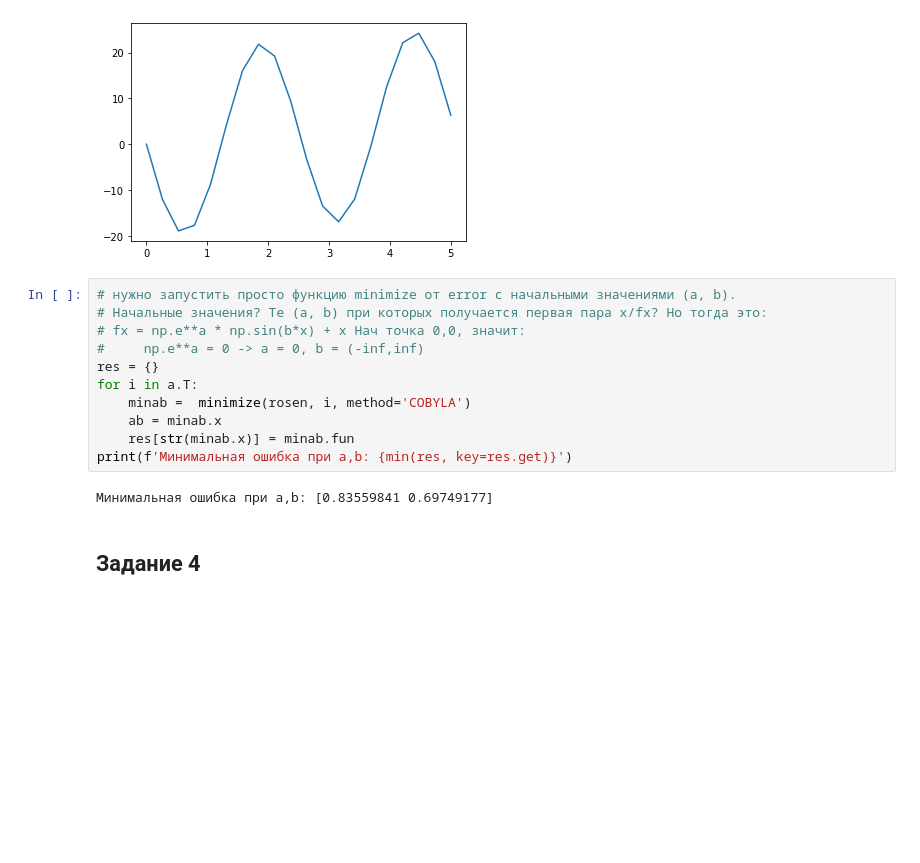
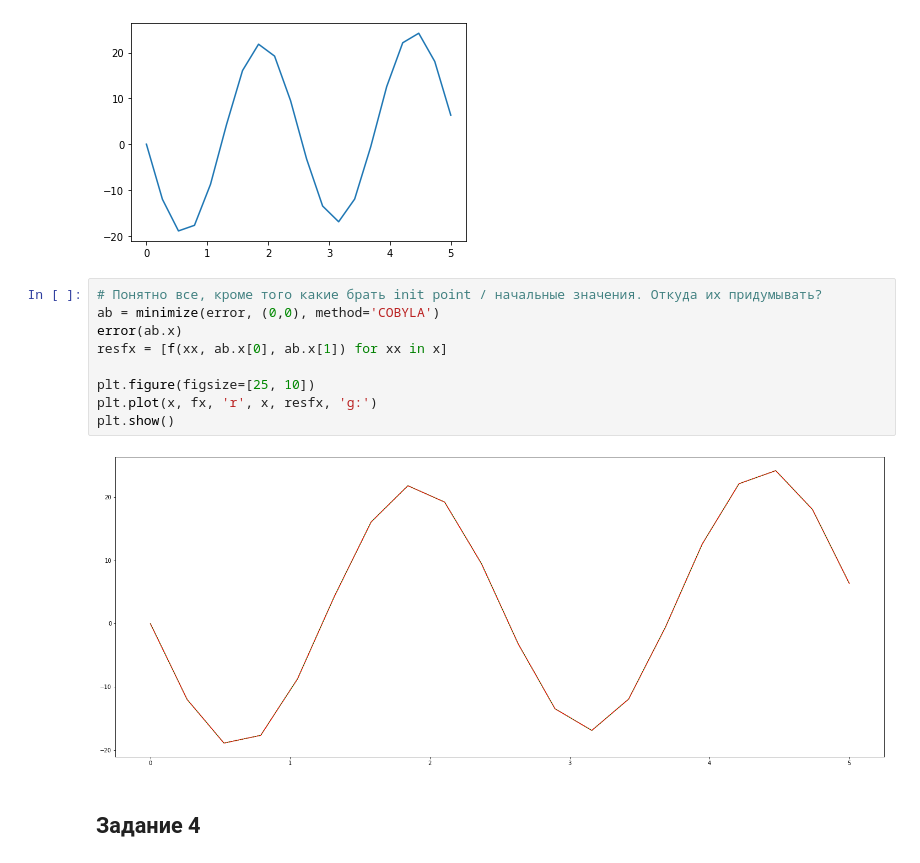
Before and after one commit to AnnInDark/MDS, a Jupyter notebook: HW_X.ipynb, the cells around one changed output. Cells and saved outputs as stored; diff of their text form; blank space fills up the shorter version.

```diff
--- a/HW_X.ipynb
+++ b/HW_X.ipynb
@@ -113,19 +113,17 @@ plt.plot(x, fx)
 plt.show()
 # %% [output]
 [figure]
-# %%
-# нужно запустить просто функцию minimize от error с начальными значениями (a, b).
-# Начальные значения? Те (a, b) при которых получается первая пара x/fx? Но тогда это:
-# fx = np.e**a * np.sin(b*x) + x Нач точка 0,0, значит:
-#     np.e**a = 0 -> a = 0, b = (-inf,inf)
-res = {}
-for i in a.T:
-    minab =  minimize(rosen, i, method='COBYLA')
-    ab = minab.x
-    res[str(minab.x)] = minab.fun
-print(f'Минимальная ошибка при a,b: {min(res, key=res.get)}')
-# %% [output]
-Минимальная ошибка при a,b: [0.83559841 0.69749177]
+# %%
+# Понятно все, кроме того какие брать init point / начальные значения. Откуда их придумывать?
+ab = minimize(error, (0,0), method='COBYLA')
+error(ab.x)
+resfx = [f(xx, ab.x[0], ab.x[1]) for xx in x]
+
+plt.figure(figsize=[25, 10])
+plt.plot(x, fx, 'r', x, resfx, 'g:')
+plt.show()
+# %% [output]
+[figure, added]
 # %% [markdown]
 ## Задание 4
 # %% [markdown]
```
Also changed, not shown: parts of 2 cells of this notebook.
